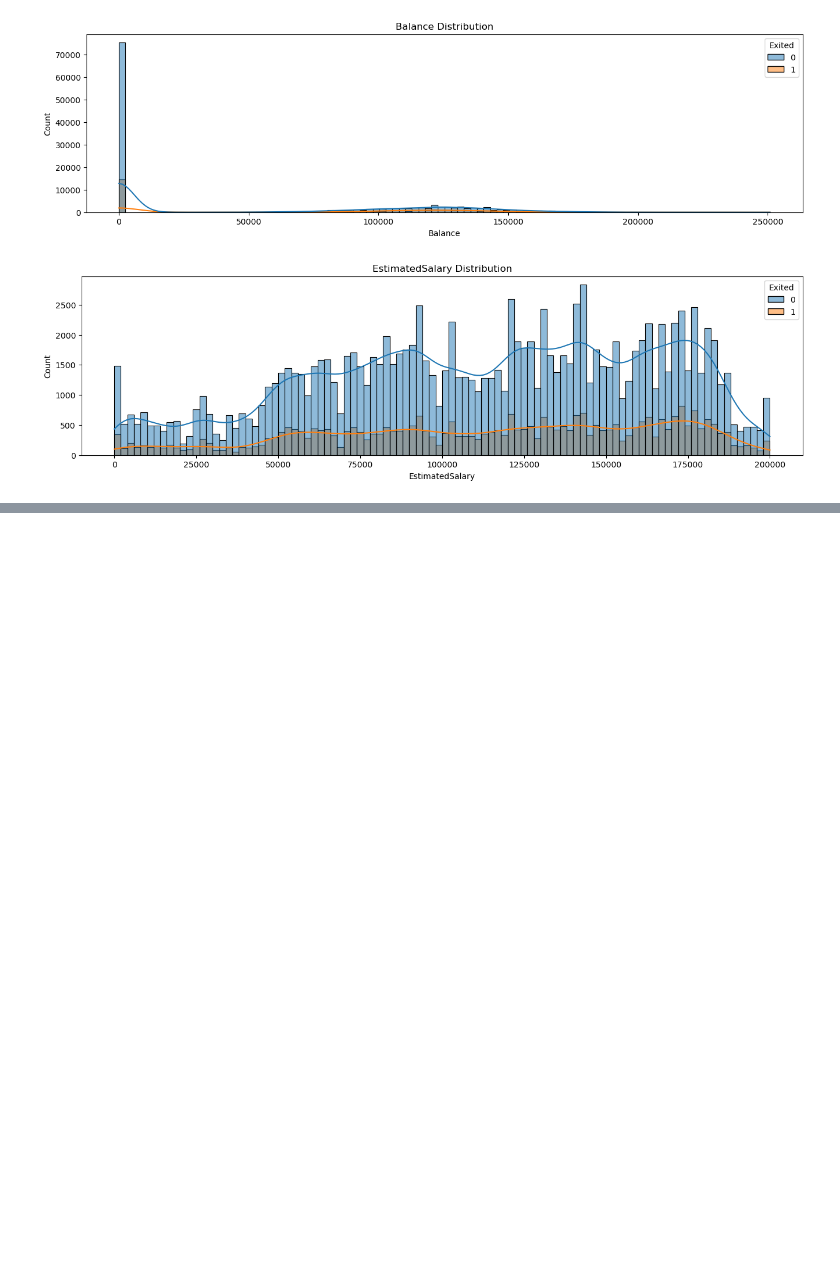
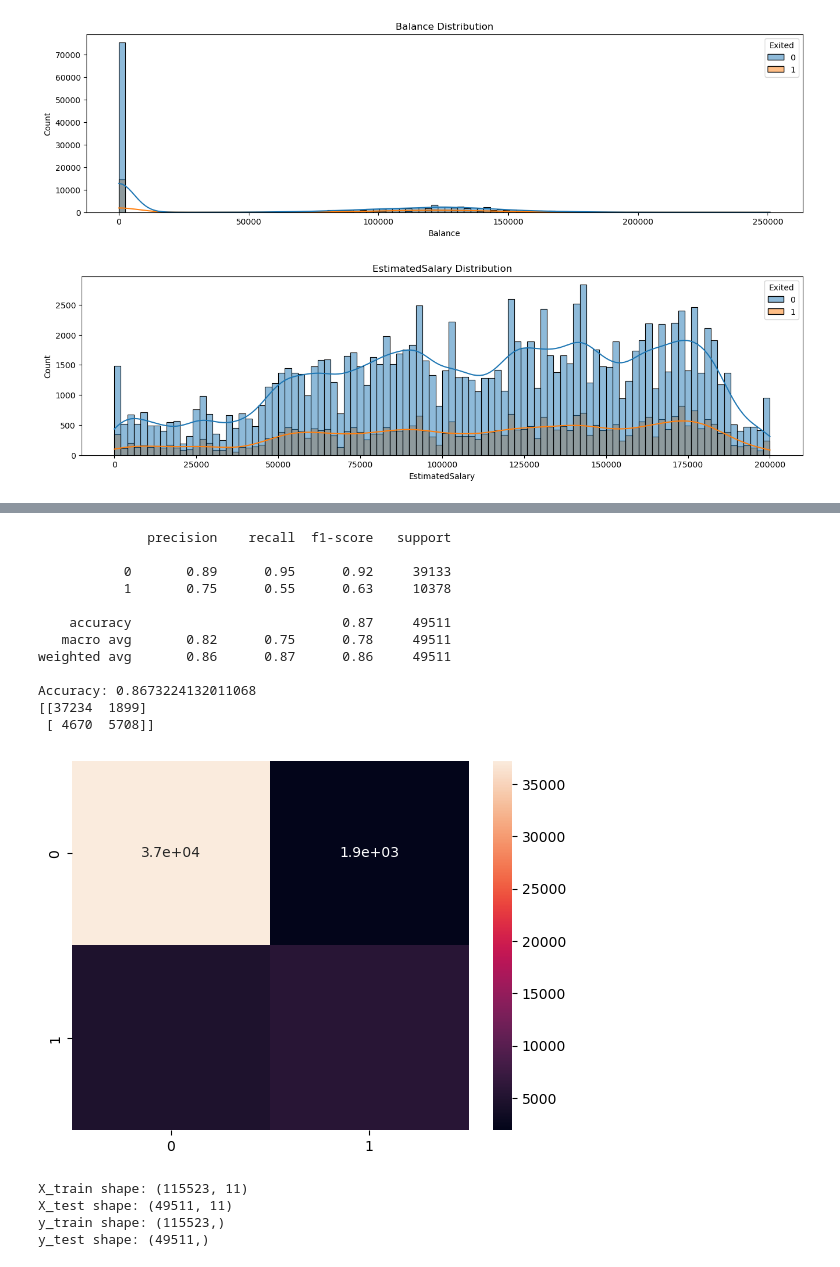
Before and after one commit to JohelPires/kaggle_cp, a Jupyter notebook: playground-series-s4e1 - Binary Classification with a Bank Churn Dataset/bank.ipynb, the cells around one changed output, grey strips where cells are left out. Drawn from its saved outputs; the diff is of its cells as text; code cells hidden in the pictures; blank space fills up the shorter version.

```diff
--- a/playground-series-s4e1 - Binary Classification with a Bank Churn Dataset/bank.ipynb
+++ b/playground-series-s4e1 - Binary Classification with a Bank Churn Dataset/bank.ipynb
@@ -110,0 +209,3 @@ plot_histograms_and_density(df, continuous_vars)
+# %%
+study = optuna.create_study(direction='maximize')
+study.optimize(objective, n_trials=100)
@@ -110,0 +230,3 @@ plot_histograms_and_density(df, continuous_vars)
+# %%
+best_params = study.best_params
+print(best_params)
@@ -110,0 +235,3 @@ plot_histograms_and_density(df, continuous_vars)
+# %%
+model_final = xgb.XGBClassifier(**best_params)
+model_final.fit(X_train, y_train)
@@ -110,0 +251,60 @@ plot_histograms_and_density(df, continuous_vars)
+# %%
+y_pred = model_final.predict(X_test)
+
+print(classification_report(y_test, y_pred))
+
+print("Accuracy:", accuracy_score(y_test, y_pred))
+
+cm = confusion_matrix(y_test, y_pred)
+
+print(cm)
+
+sns.heatmap(cm, annot=True)
+
+plt.show()
+# %% [output]
+              precision    recall  f1-score   support
+
+           0       0.89      0.95      0.92     39133
+           1       0.75      0.55      0.63     10378
+
+    accuracy                           0.87     49511
+   macro avg       0.82      0.75      0.78     49511
+weighted avg       0.86      0.87      0.86     49511
+
+Accuracy: 0.8673224132011068
+[[37234  1899]
+ [ 4670  5708]]
+[figure, added]
+# %%
+train = pd.read_csv('train.csv')
+test = pd.read_csv('test.csv')
+
+train = pd.get_dummies(train, columns=['Geography', 'Gender'])
+test = pd.get_dummies(test, columns=['Geography', 'Gender'])
+
+X = train.drop(['id', 'CustomerId', 'Surname', 'Exited', 'EstimatedSalary', 'CreditScore'], axis=1)
+X['HasCrCard'] = X['HasCrCard'].astype(bool)
+X['IsActiveMember'] = X['IsActiveMember'].astype(bool)
+def g(balance):
+    if balance == 0:
+        return False
+    else:
+        return True
+
+X['Balance_Positivo'] = X['Balance'].apply(g)
+X.drop(['Balance'], axis=1, inplace=True)
+
+y = train['Exited']
+
+X_train, X_test, y_train, y_test = train_test_split(X, y, test_size=0.3, random_state=42)
+
+print("X_train shape:", X_train.shape)
+print("X_test shape:", X_test.shape)
+print("y_train shape:", y_train.shape)
+print("y_test shape:", y_test.shape)
+# %% [output]
+X_train shape: (115523, 11)
+X_test shape: (49511, 11)
+y_train shape: (115523,)
+y_test shape: (49511,)
```
Also changed, not shown: parts of 15 cells of this notebook, 1 other file.
